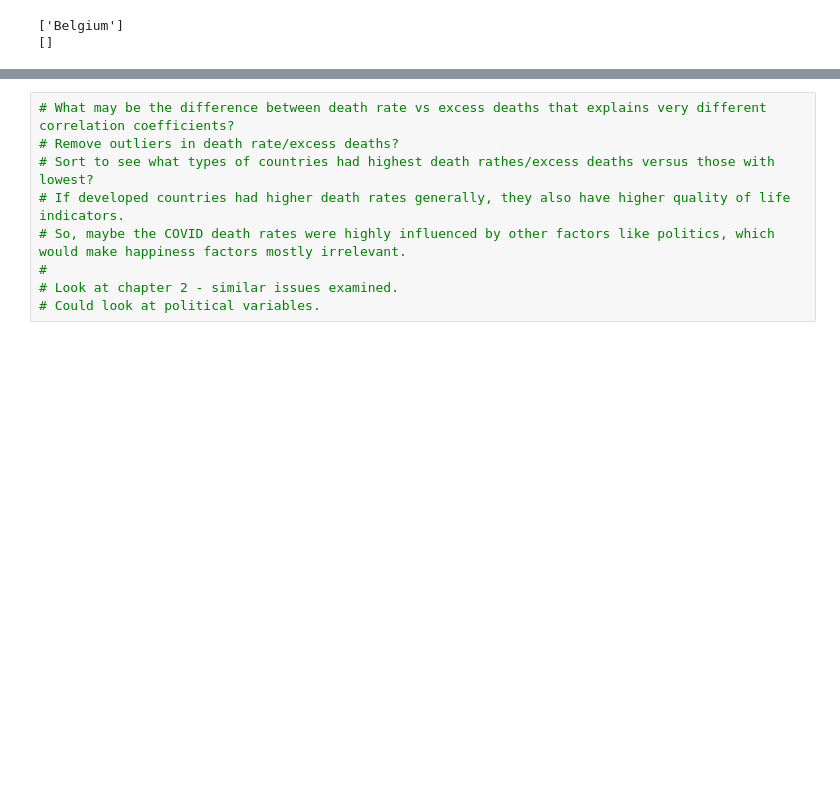
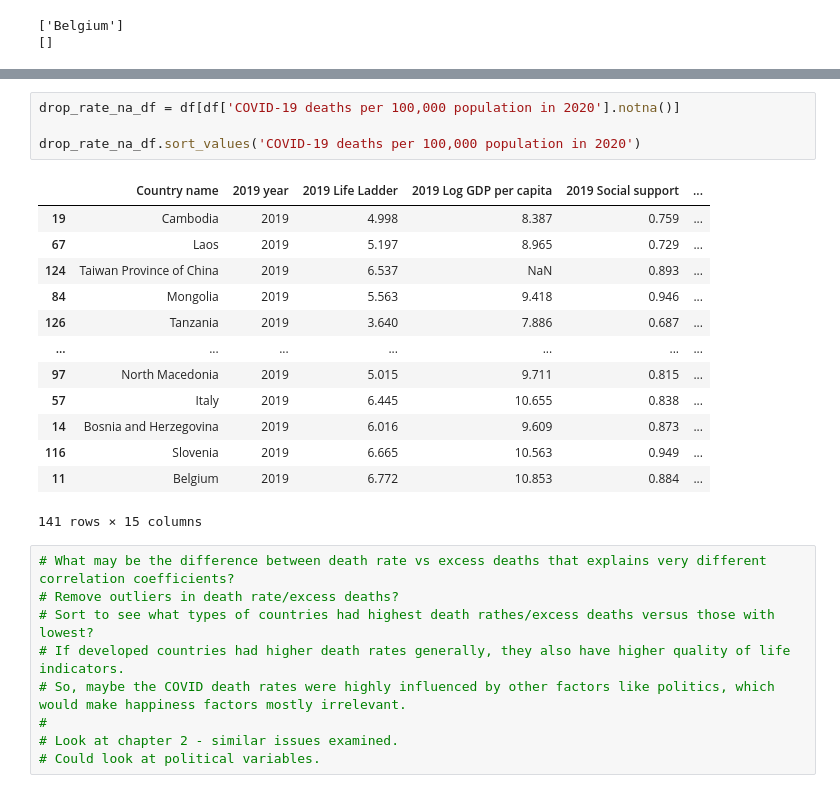
Before and after one commit to sydnipierce/butler-groupD-project1, a Jupyter notebook: Analysis/data_expl_cleansing.ipynb, the cells around one changed output, grey strips where cells are left out. Cells and saved outputs as stored; diff of their text form; blank space fills up the shorter version.

```diff
--- a/Analysis/data_expl_cleansing.ipynb
+++ b/Analysis/data_expl_cleansing.ipynb
@@ -235,3 +273,21 @@ plt.ylim(0, 350)
+# %%
+drop_rate_na_df = df[df['COVID-19 deaths per 100,000 population in 2020'].notna()]
+
+drop_rate_na_df.sort_values('COVID-19 deaths per 100,000 population in 2020')
+# %% [output]
+|  | Country name | 2019 year | 2019 Life Ladder | 2019 Log GDP per capita | 2019 Social support | ... |
+| 19 | Cambodia | 2019 | 4.998 | 8.387 | 0.759 | ... |
+| 67 | Laos | 2019 | 5.197 | 8.965 | 0.729 | ... |
+| 124 | Taiwan Province of China | 2019 | 6.537 | NaN | 0.893 | ... |
+| 84 | Mongolia | 2019 | 5.563 | 9.418 | 0.946 | ... |
+| 126 | Tanzania | 2019 | 3.640 | 7.886 | 0.687 | ... |
+| ... | ... | ... | ... | ... | ... | ... |
+| 97 | North Macedonia | 2019 | 5.015 | 9.711 | 0.815 | ... |
+| 57 | Italy | 2019 | 6.445 | 10.655 | 0.838 | ... |
+| 14 | Bosnia and Herzegovina | 2019 | 6.016 | 9.609 | 0.873 | ... |
+| 116 | Slovenia | 2019 | 6.665 | 10.563 | 0.949 | ... |
+| 11 | Belgium | 2019 | 6.772 | 10.853 | 0.884 | ... |
+141 rows × 15 columns
 # %%
 # What may be the difference between death rate vs excess deaths that explains very different correlation coefficients?
 # Remove outliers in death rate/excess deaths?
```
Also changed, not shown: parts of 4 cells of this notebook.
